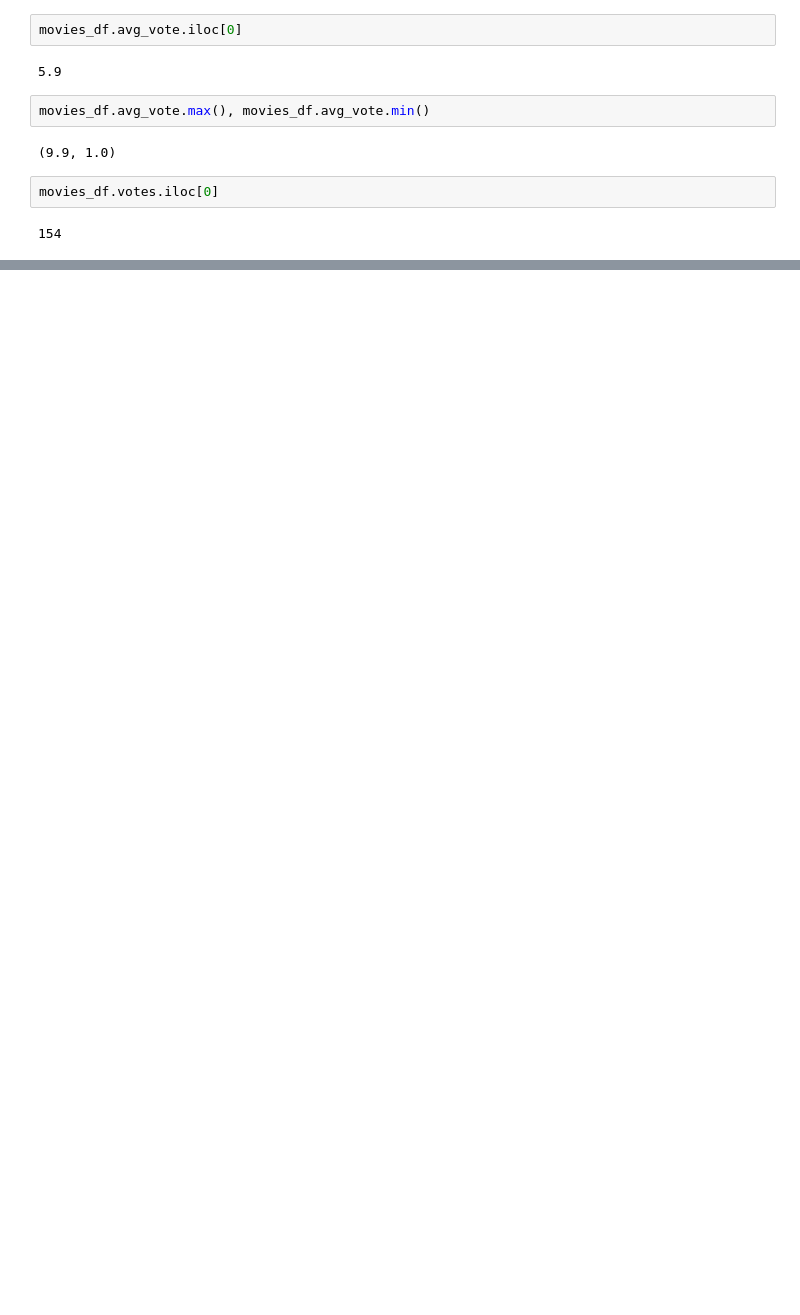
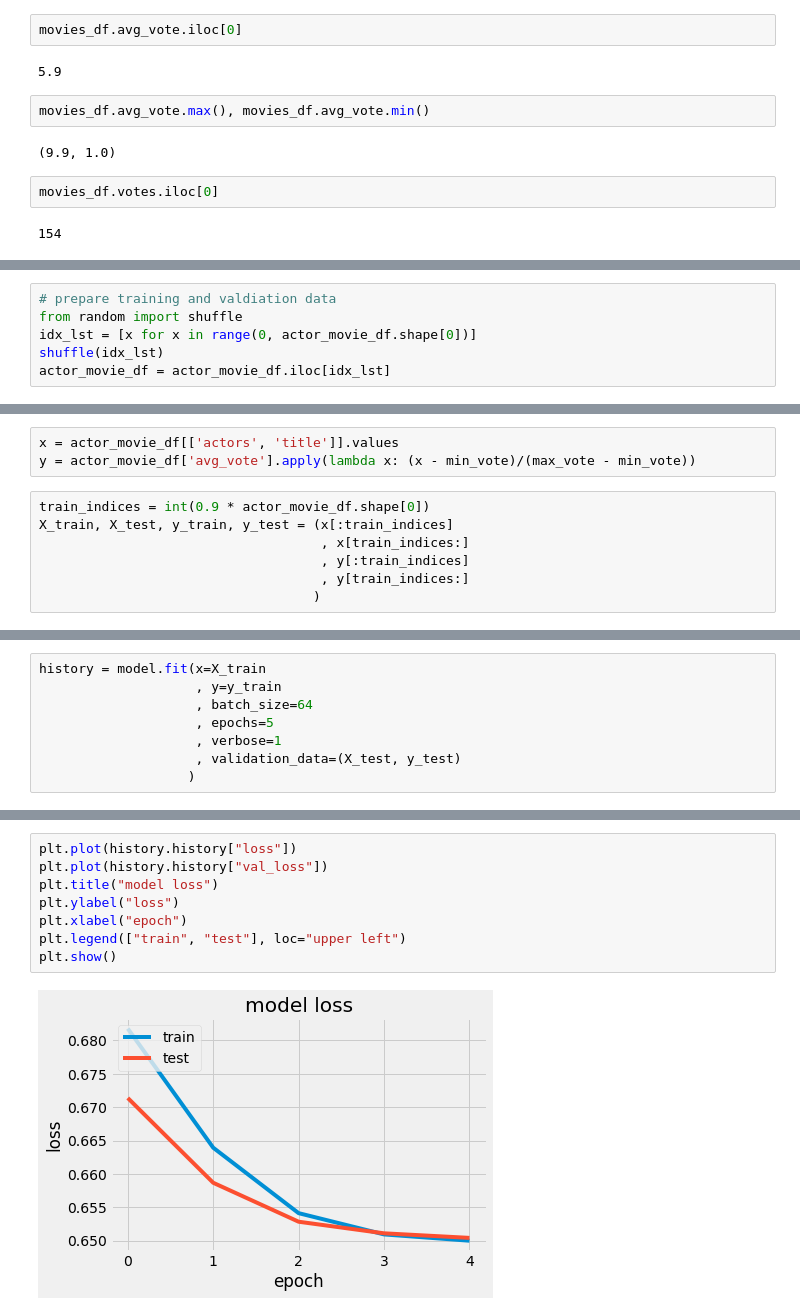
Before and after one commit to yuchild/imdb_recommender, a Jupyter notebook: recommender.ipynb, the cells around one changed output, grey strips where cells are left out. Saved outputs shown, nothing was run; the diff lists cells and outputs as text; blank space fills up the shorter version.

```diff
--- a/recommender.ipynb
+++ b/recommender.ipynb
@@ -88,0 +160,6 @@ movies_df.votes.iloc[0]
+# %%
+# prepare training and valdiation data
+from random import shuffle
+idx_lst = [x for x in range(0, actor_movie_df.shape[0])]
+shuffle(idx_lst)
+actor_movie_df = actor_movie_df.iloc[idx_lst]
@@ -88,0 +175,10 @@ movies_df.votes.iloc[0]
+# %%
+x = actor_movie_df[['actors', 'title']].values
+y = actor_movie_df['avg_vote'].apply(lambda x: (x - min_vote)/(max_vote - min_vote))
+# %%
+train_indices = int(0.9 * actor_movie_df.shape[0])
+X_train, X_test, y_train, y_test = (x[:train_indices]
+                                    , x[train_indices:]
+                                    , y[:train_indices]
+                                    , y[train_indices:]
+                                   )
@@ -88,0 +231,8 @@ movies_df.votes.iloc[0]
+# %%
+history = model.fit(x=X_train
+                    , y=y_train
+                    , batch_size=64
+                    , epochs=5
+                    , verbose=1
+                    , validation_data=(X_test, y_test)
+                   )
@@ -89,3 +250,13 @@ movies_df.votes.iloc[0]
+# %%
+plt.plot(history.history["loss"])
+plt.plot(history.history["val_loss"])
+plt.title("model loss")
+plt.ylabel("loss")
+plt.xlabel("epoch")
+plt.legend(["train", "test"], loc="upper left")
+plt.show()
+# %% [output]
+[figure, added]
 # %%
 names_df = pd.read_csv('./data/IMDb_names.csv'
                        , low_memory = False
```
Also changed, not shown: parts of 13 cells of this notebook.
